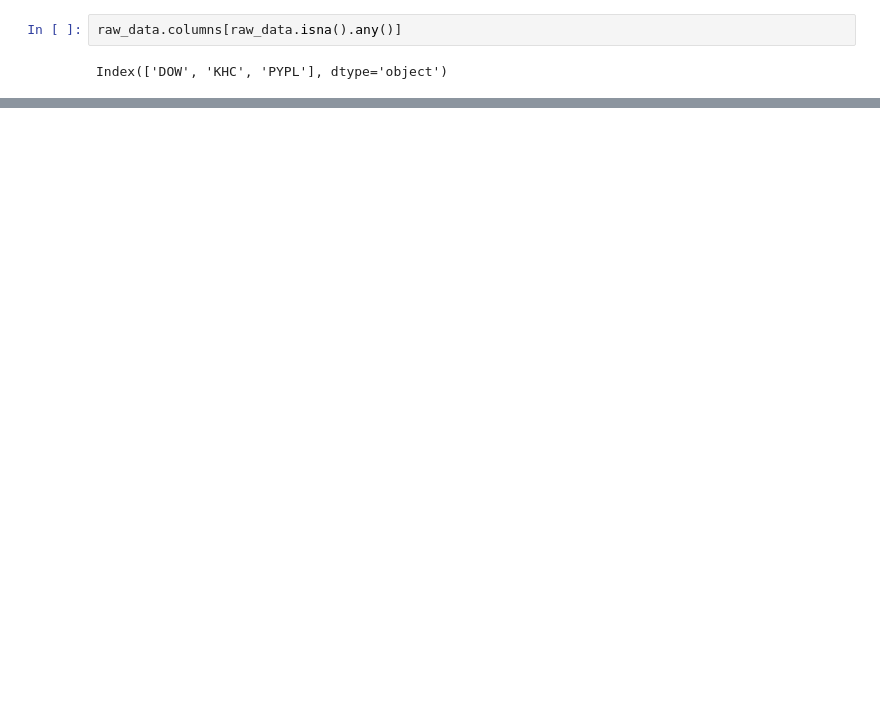
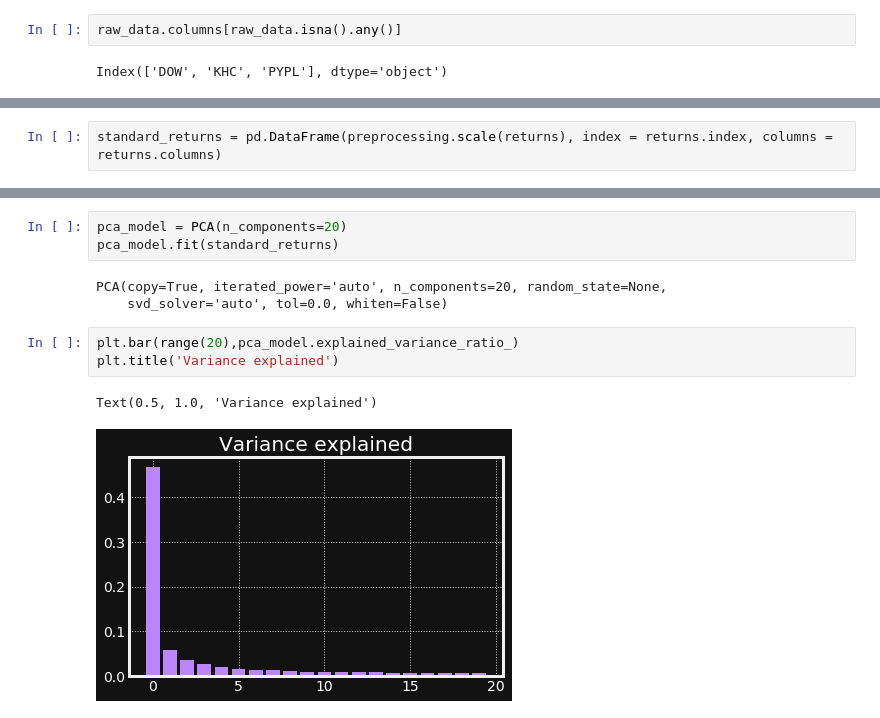
Before and after one commit to sebastjancizel/ml-for-finance, a Jupyter notebook: denoising_detoning/denoising_sp100.ipynb, the cells around one changed output, grey strips where cells are left out. Cells and saved outputs as stored; diff of their text form; blank space fills up the shorter version.

```diff
--- a/denoising_detoning/denoising_sp100.ipynb
+++ b/denoising_detoning/denoising_sp100.ipynb
@@ -106,0 +106,2 @@ DatetimeIndex(['2015-06-01', '2015-06-02', '2015-06-03', '2015-06-04',
+# %%
+standard_returns = pd.DataFrame(preprocessing.scale(returns), index = returns.index, columns = returns.columns)
@@ -106,0 +117,12 @@ DatetimeIndex(['2015-06-01', '2015-06-02', '2015-06-03', '2015-06-04',
+# %%
+pca_model = PCA(n_components=20)
+pca_model.fit(standard_returns)
+# %% [output]
+PCA(copy=True, iterated_power='auto', n_components=20, random_state=None,
+    svd_solver='auto', tol=0.0, whiten=False)
+# %%
+plt.bar(range(20),pca_model.explained_variance_ratio_)
+plt.title('Variance explained')
+# %% [output]
+Text(0.5, 1.0, 'Variance explained')
+[figure, added]
```
Also changed, not shown: parts of 17 cells of this notebook, 2 other files.
